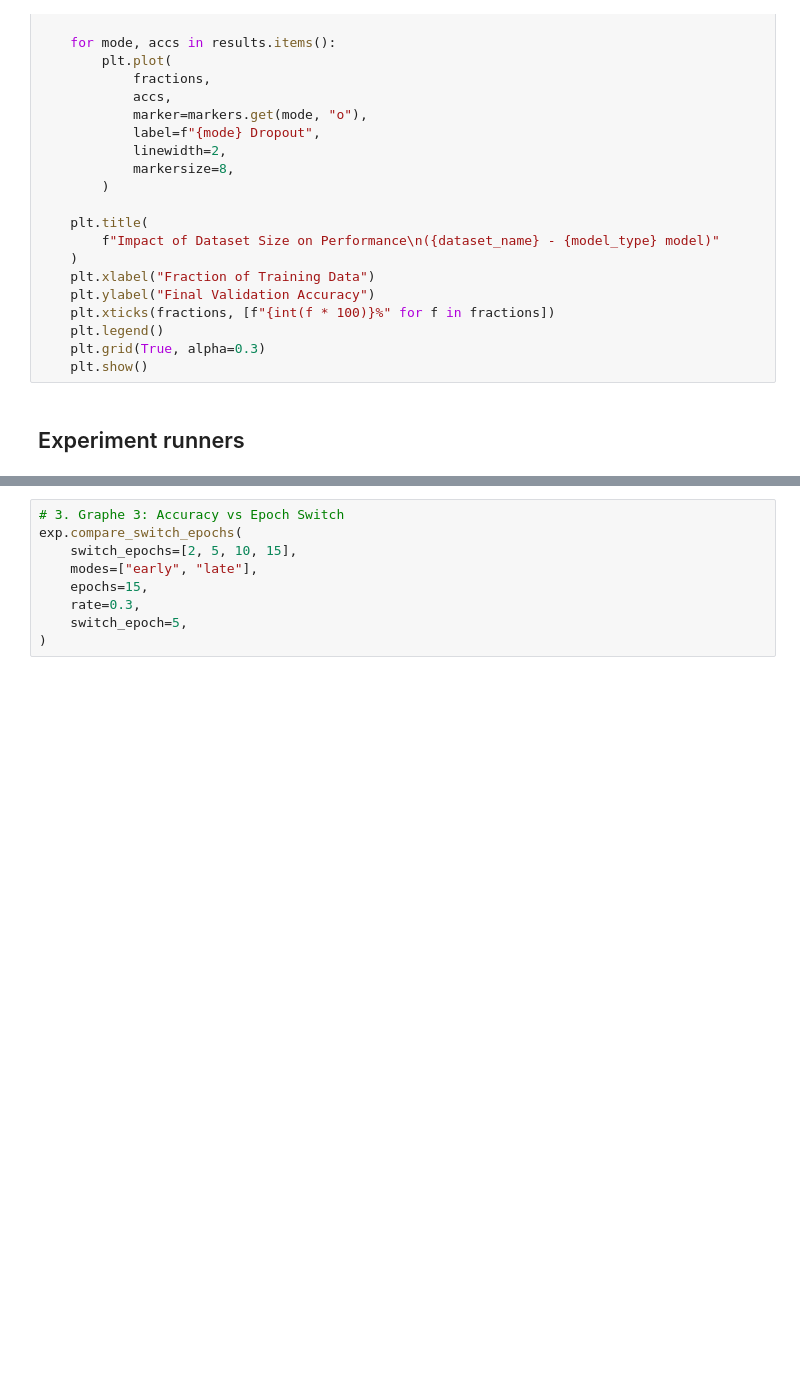
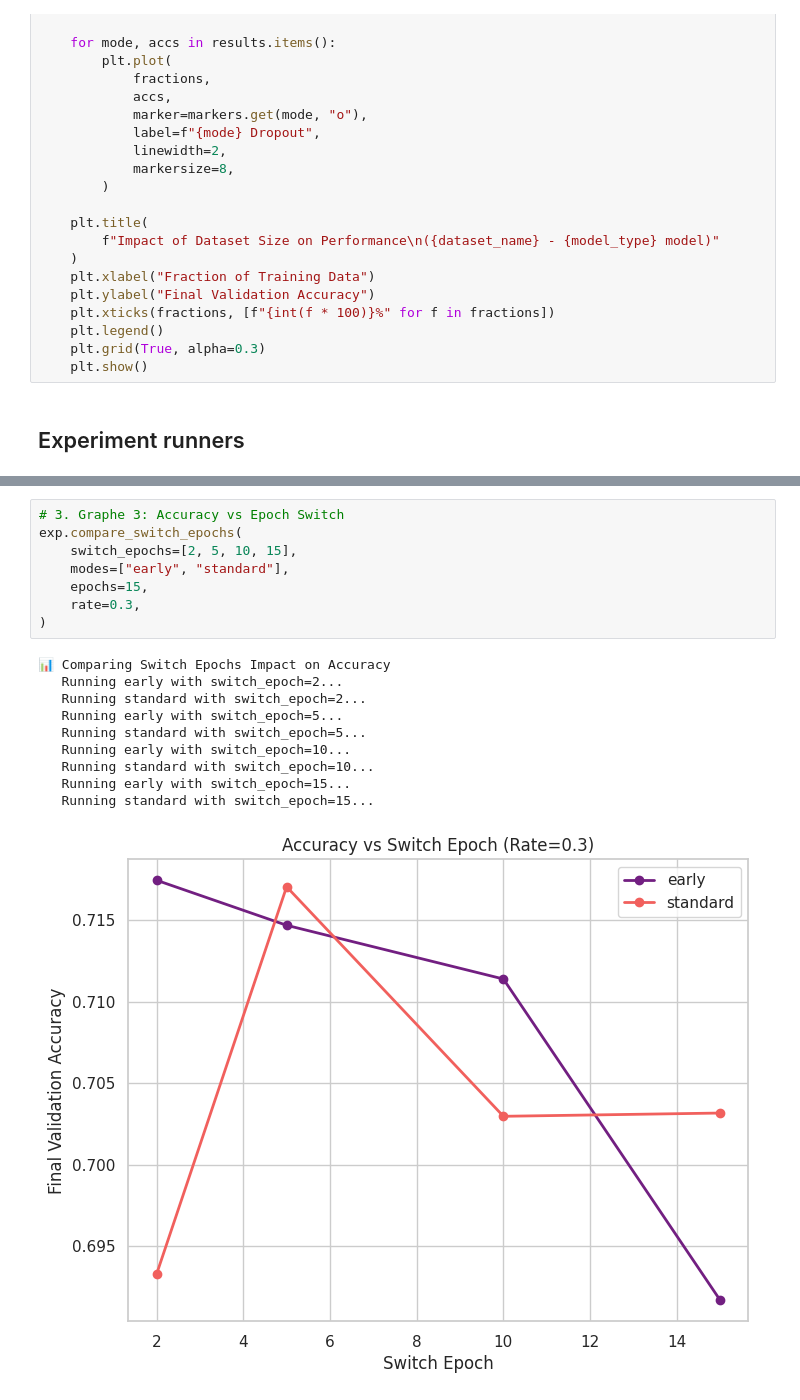
Before and after one commit to ArthurDanjou/DropoutReducesUnderfitting, a Jupyter notebook: pipeline.ipynb, the cells around one changed output, grey strips where cells are left out. Saved outputs shown, nothing was run; the diff lists cells and outputs as text; blank space fills up the shorter version.

```diff
--- a/pipeline.ipynb
+++ b/pipeline.ipynb
@@ -514,9 +547,19 @@ exp.compare_drop_rates(
 # %%
 # 3. Graphe 3: Accuracy vs Epoch Switch
 exp.compare_switch_epochs(
     switch_epochs=[2, 5, 10, 15],
-    modes=["early", "late"],
+    modes=["early", "standard"],
     epochs=15,
     rate=0.3,
-    switch_epoch=5,
 )
+# %% [output]
+📊 Comparing Switch Epochs Impact on Accuracy
+   Running early with switch_epoch=2...
+   Running standard with switch_epoch=2...
+   Running early with switch_epoch=5...
+   Running standard with switch_epoch=5...
+   Running early with switch_epoch=10...
+   Running standard with switch_epoch=10...
+   Running early with switch_epoch=15...
+   Running standard with switch_epoch=15...
+[figure, added]
```
Also changed, not shown: parts of 5 cells of this notebook.
